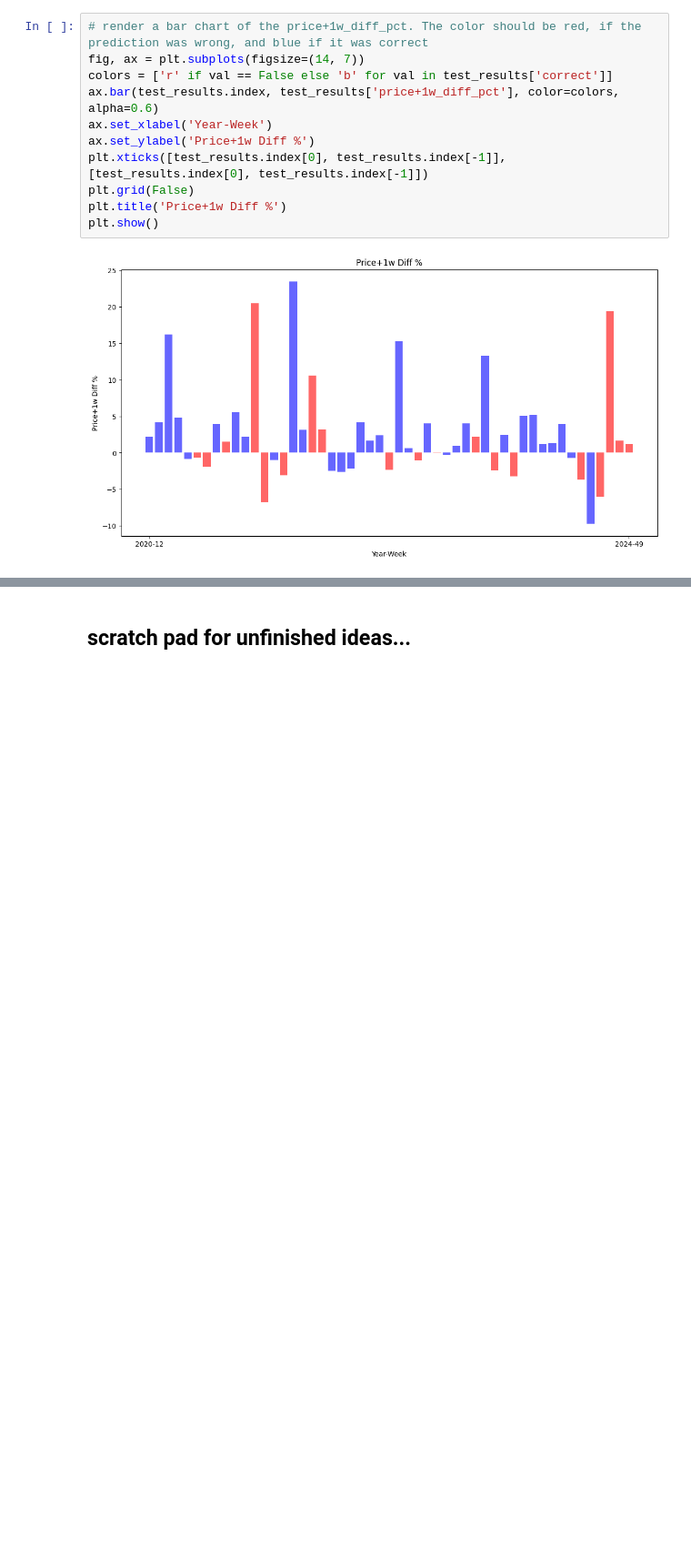
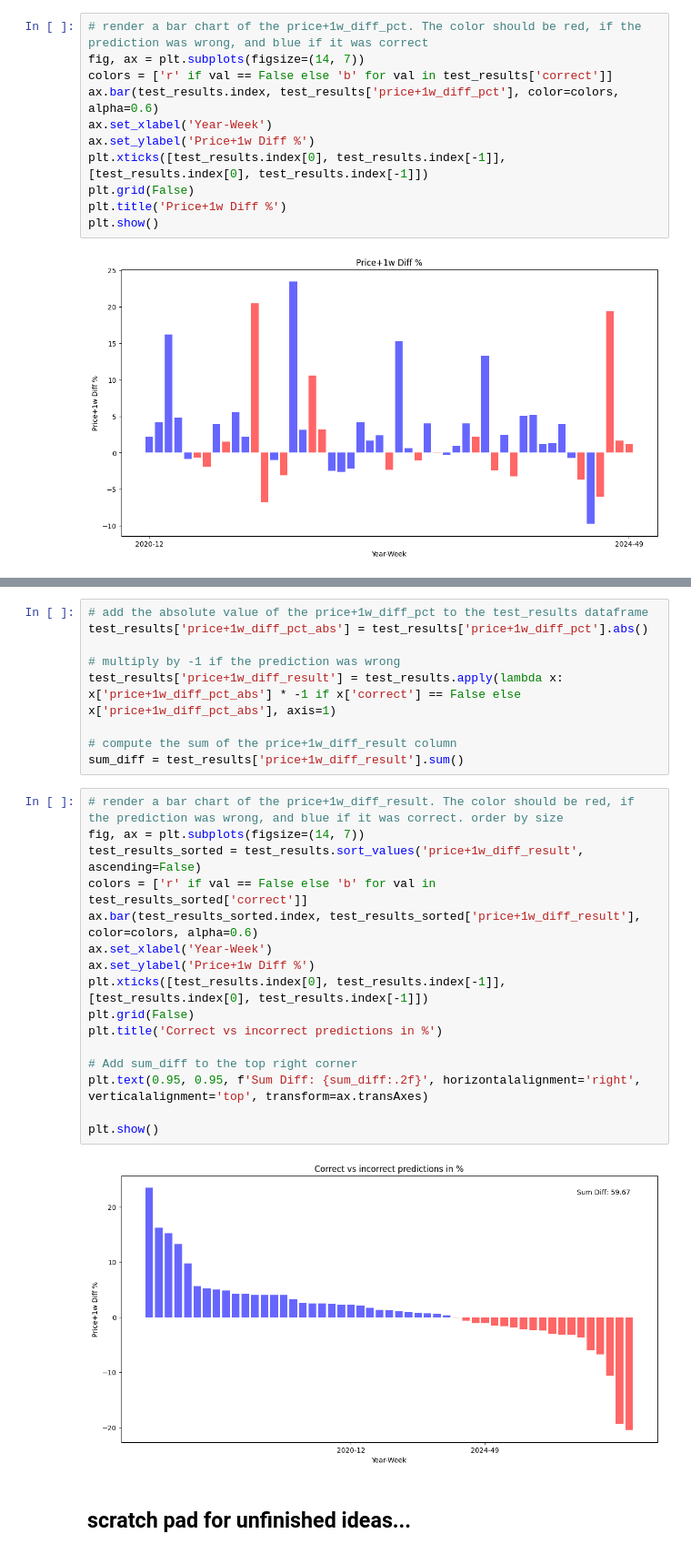
Before and after one commit to michael-zeller/udacity_cd1971, a Jupyter notebook: fomo_btc.ipynb, the cells around one changed output, grey strips where cells are left out. Shown at 91% size. Cells and saved outputs as stored; diff of their text form; blank space fills up the shorter version.

Commit message:
calculate result-sum percentage

```diff
--- a/fomo_btc.ipynb
+++ b/fomo_btc.ipynb
@@ -244,3 +248,30 @@ The bars show the actual percentage differenc of price and price+1w (real prices
+# %%
+# add the absolute value of the price+1w_diff_pct to the test_results dataframe
+test_results['price+1w_diff_pct_abs'] = test_results['price+1w_diff_pct'].abs()
+
+# multiply by -1 if the prediction was wrong
+test_results['price+1w_diff_result'] = test_results.apply(lambda x: x['price+1w_diff_pct_abs'] * -1 if x['correct'] == False else x['price+1w_diff_pct_abs'], axis=1)
+
+# compute the sum of the price+1w_diff_result column
+sum_diff = test_results['price+1w_diff_result'].sum()
+# %%
+# render a bar chart of the price+1w_diff_result. The color should be red, if the prediction was wrong, and blue if it was correct. order by size
+fig, ax = plt.subplots(figsize=(14, 7))
+test_results_sorted = test_results.sort_values('price+1w_diff_result', ascending=False)
+colors = ['r' if val == False else 'b' for val in test_results_sorted['correct']]
+ax.bar(test_results_sorted.index, test_results_sorted['price+1w_diff_result'], color=colors, alpha=0.6)
+ax.set_xlabel('Year-Week')
+ax.set_ylabel('Price+1w Diff %')
+plt.xticks([test_results.index[0], test_results.index[-1]], [test_results.index[0], test_results.index[-1]])
+plt.grid(False)
+plt.title('Correct vs incorrect predictions in %')
+
+# Add sum_diff to the top right corner
+plt.text(0.95, 0.95, f'Sum Diff: {sum_diff:.2f}', horizontalalignment='right', verticalalignment='top', transform=ax.transAxes)
+
+plt.show()
+# %% [output]
+[figure, added]
 # %% [markdown]
 ## scratch pad for unfinished ideas...
 # %%
```
Also changed, not shown: parts of 1 cell of this notebook.
